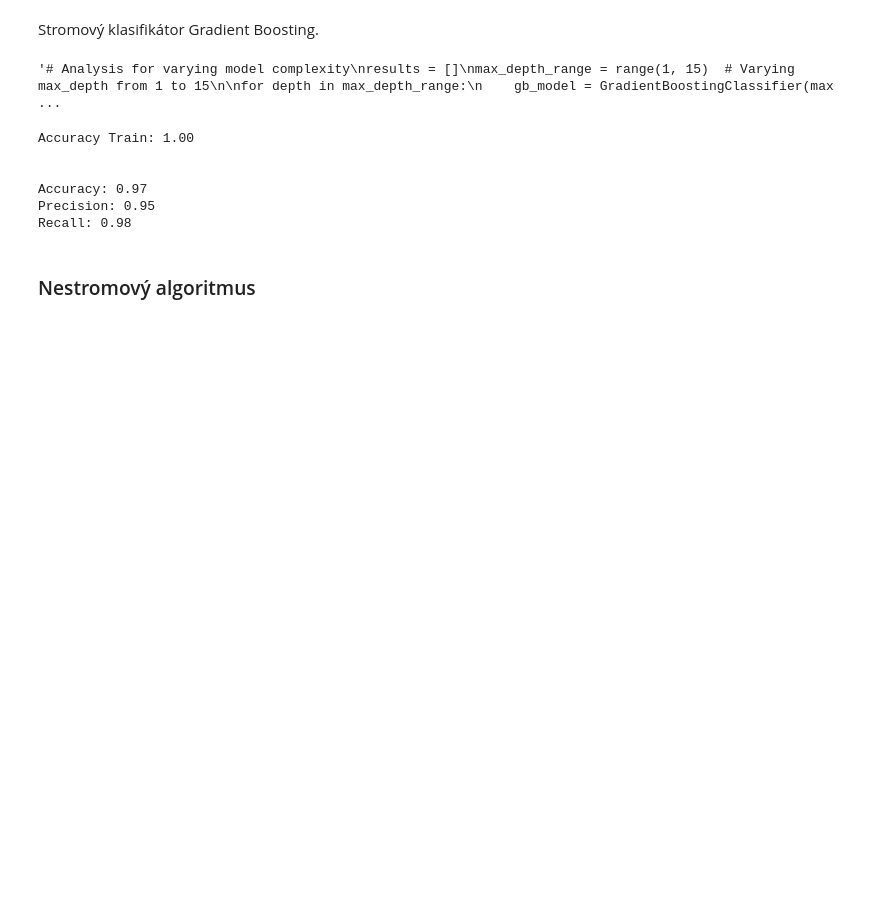
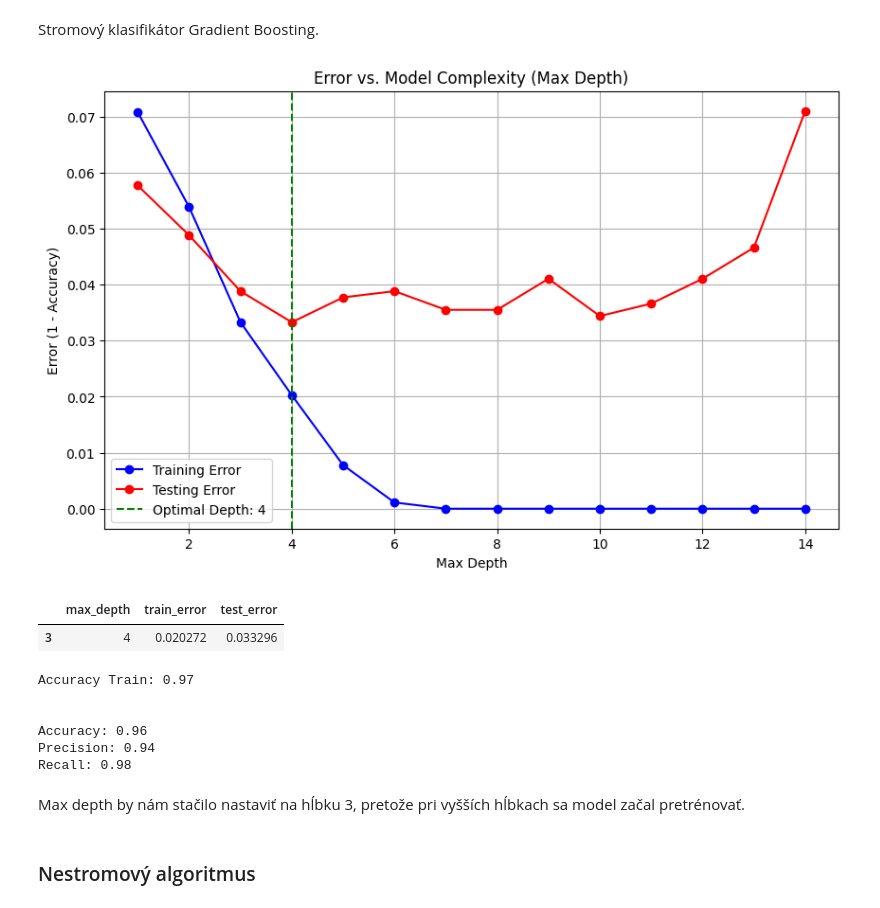
Before and after one commit to Brunokristi/Project_IAU, a Jupyter notebook: Phase_3.ipynb, the cells around one changed output. Saved outputs shown, nothing was run; the diff lists cells and outputs as text; code cells hidden in the pictures; blank space fills up the shorter version.

```diff
--- a/Phase_3.ipynb
+++ b/Phase_3.ipynb
@@ -272,7 +288,7 @@ Recall: 0.97
 # %% [markdown]
 Stromový klasifikátor Gradient Boosting.
 # %%
-"""# Analysis for varying model complexity
+# Analysis for varying model complexity
 results = []
 max_depth_range = range(1, 15)  # Varying max_depth from 1 to 15
 
@@ -287,37 +303,39 @@ for depth in max_depth_range:
     # Calculate error on test set
     test_pred = gb_model.predict(X_test)
     test_error = 1 - accuracy_score(y_test, test_pred)
 
     results.append({'max_depth': depth, 'train_error': train_error, 'test_error': test_error})
 
 # Convert results to a DataFrame for easier plotting
 results_df = pd.DataFrame(results)
 
 # Find the max_depth with the lowest test error
 optimal_depth = results_df['max_depth'][results_df['test_error'].idxmin()]
 
 # Plotting the errors vs model complexity
 plt.figure(figsize=(10, 6))
 plt.plot(results_df['max_depth'], results_df['train_error'], label='Training Error', marker='o', color='blue')
 plt.plot(results_df['max_depth'], results_df['test_error'], label='Testing Error', marker='o', color='red')
 
 # Add vertical line at the point of lowest test error
 plt.axvline(x=optimal_depth, color='green', linestyle='--', label=f'Optimal Depth: {optimal_depth}')
 
 plt.title("Error vs. Model Complexity (Max Depth)")
 plt.xlabel("Max Depth")
 plt.ylabel("Error (1 - Accuracy)")
 plt.legend()
 plt.grid()
 plt.show()
 
 # Display the optimal depth and corresponding errors
 optimal_info = results_df.loc[results_df['max_depth'] == optimal_depth]
-optimal_info"""
+optimal_info
 # %% [output]
-'# Analysis for varying model complexity\nresults = []\nmax_depth_range = range(1, 15)  # Varying max_depth from 1 to 15\n\nfor depth in max_depth_range:\n    gb_model = GradientBoostingClassifier(max ...
+[figure, added]
+|  | max_depth | train_error | test_error |
+| 3 | 4 | 0.020272 | 0.033296 |
 # %%
-gb_model = GradientBoostingClassifier(n_estimators=100, random_state=1, max_depth = 8)
+gb_model = GradientBoostingClassifier(n_estimators=100, random_state=1, max_depth = 3)
 
 gb_model.fit(X_train, y_train)
 
@@ -352,12 +370,14 @@ feature_names = X_test.columns.values
 
 top_5_feature_names = [feature_names[i] for i in top_5_features_gb]
 # %% [output]
-Accuracy Train: 1.00
+Accuracy Train: 0.97
 
 
-Accuracy: 0.97
-Precision: 0.95
+Accuracy: 0.96
+Precision: 0.94
 Recall: 0.98
+# %% [markdown]
+Max depth by nám stačilo nastaviť na hĺbku 3, pretože pri vyšších hĺbkach sa model začal pretrénovať.
 # %% [markdown]
 ### Nestromový algoritmus
 # %% [markdown]
```
Also changed, not shown: parts of 23 cells of this notebook.
